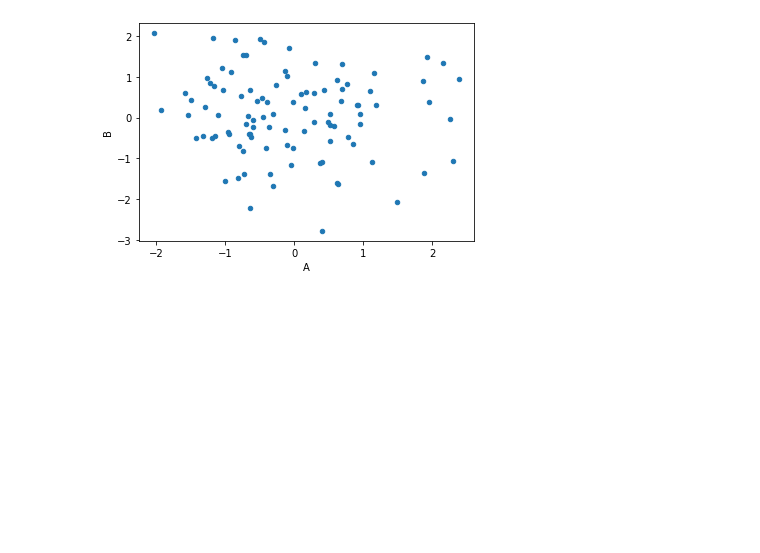
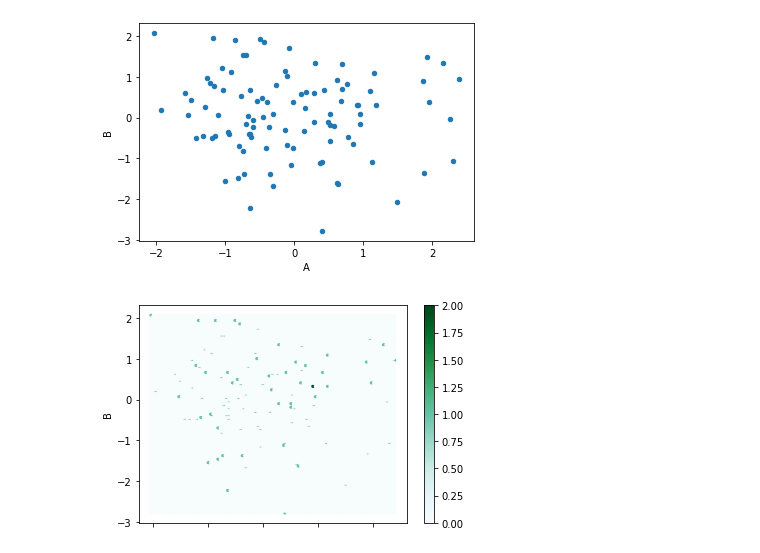
Before and after one commit to tkaya94/UdemyDataScience, a Jupyter notebook: 4_Matplotlib/08_Pandas.ipynb, the cells around one changed output. Cells and saved outputs as stored; diff of their text form; code cells hidden in the pictures; blank space fills up the shorter version.

```diff
--- a/4_Matplotlib/08_Pandas.ipynb
+++ b/4_Matplotlib/08_Pandas.ipynb
@@ -68,3 +81,7 @@ df.plot(kind="hist");
 df.plot(kind="scatter", x="A", y="B");
 # %% [output]
 [figure]
+# %%
+df.plot(kind="hexbin", x="A", y="B");
+# %% [output]
+[figure, added]
```
Also changed, not shown: parts of 7 cells of this notebook, 1 other file.
